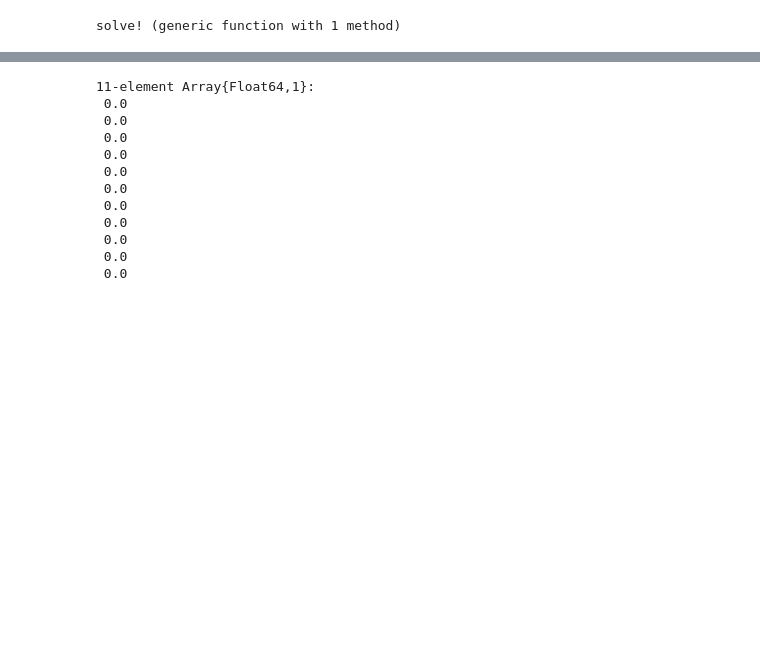
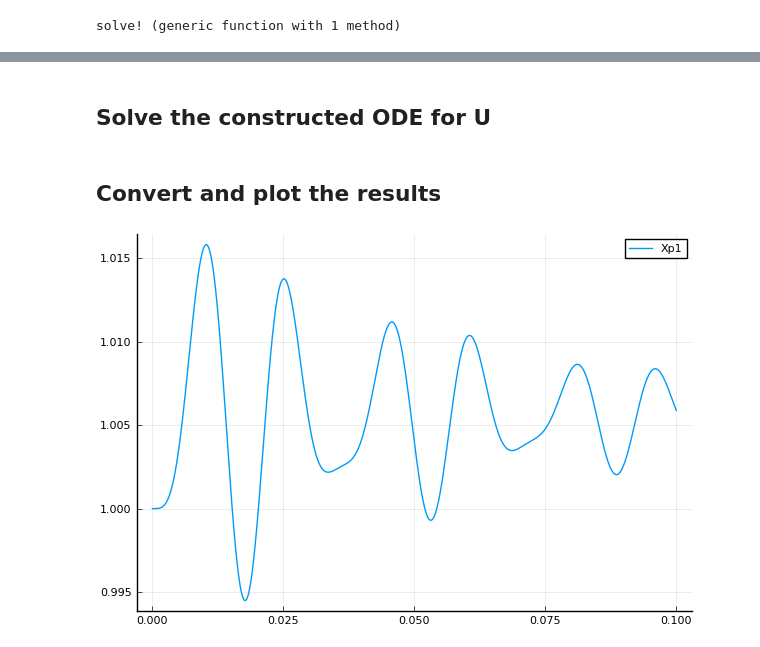
Before and after one commit to liyuxuan48/OneDThermalFlow, a Jupyter notebook: examples/U shape PHP dynamics with multiple liquid slugs.ipynb, the cells around one changed output, grey strips where cells are left out. Drawn from its saved outputs; the diff is of its cells as text; code cells hidden in the pictures; blank space fills up the shorter version.

```diff
--- a/examples/U shape PHP dynamics with multiple liquid slugs.ipynb
+++ b/examples/U shape PHP dynamics with multiple liquid slugs.ipynb
@@ -99,0 +87,4 @@ getheight(sys0)
+# %%
+Lvaporplug = XptoLvaporplug(X0,sys0.tube.L)
+M = P.^(1/γ).* Lvaporplug
+u=XMtovec(X0,dXdt0,M)
@@ -218,2 +147,0 @@ XptoLvaporplug (generic function with 1 method)
-# %%
-u=systovec(X0,dXdt0,M)
@@ -258,15 +148,28 @@ P = (M./Lvaporplug).^(γ)
-# %%
-du=zeros(size(u))
-# %% [output]
-11-element Array{Float64,1}:
- 0.0
- 0.0
- 0.0
- 0.0
- 0.0
- 0.0
- 0.0
- 0.0
- 0.0
- 0.0
- 0.0
+# %% [markdown]
+## Solve the constructed ODE for U
+# %%
+p = sys0
+tspan = (0.0, 0.1);
+prob = ODEProblem(solve!, u, tspan, p)
+sol = solve(prob, RK4(), adaptive=false, dt=1.0e-5);
+# %% [markdown]
+## Convert and plot the results
+# %%
+X1hist=zeros(length(sol));
+X2hist=zeros(length(sol));
+X3hist=zeros(length(sol));
+X4hist=zeros(length(sol));
+M2hist=zeros(length(sol));
+thist=zeros(length(sol));
+
+for i = 1:length(sol)
+    X1hist[i]=sol[i][1]
+    X2hist[i]=sol[i][2]
+    X3hist[i]=sol[i][3]
+    X4hist[i]=sol[i][4]
+    thist[i]=sol.t[i]
+end
+# %%
+plot(thist,X1hist,label="Xp1")
+# %% [output]
+[figure, added]
```
Also changed, not shown: parts of 24 cells of this notebook.
